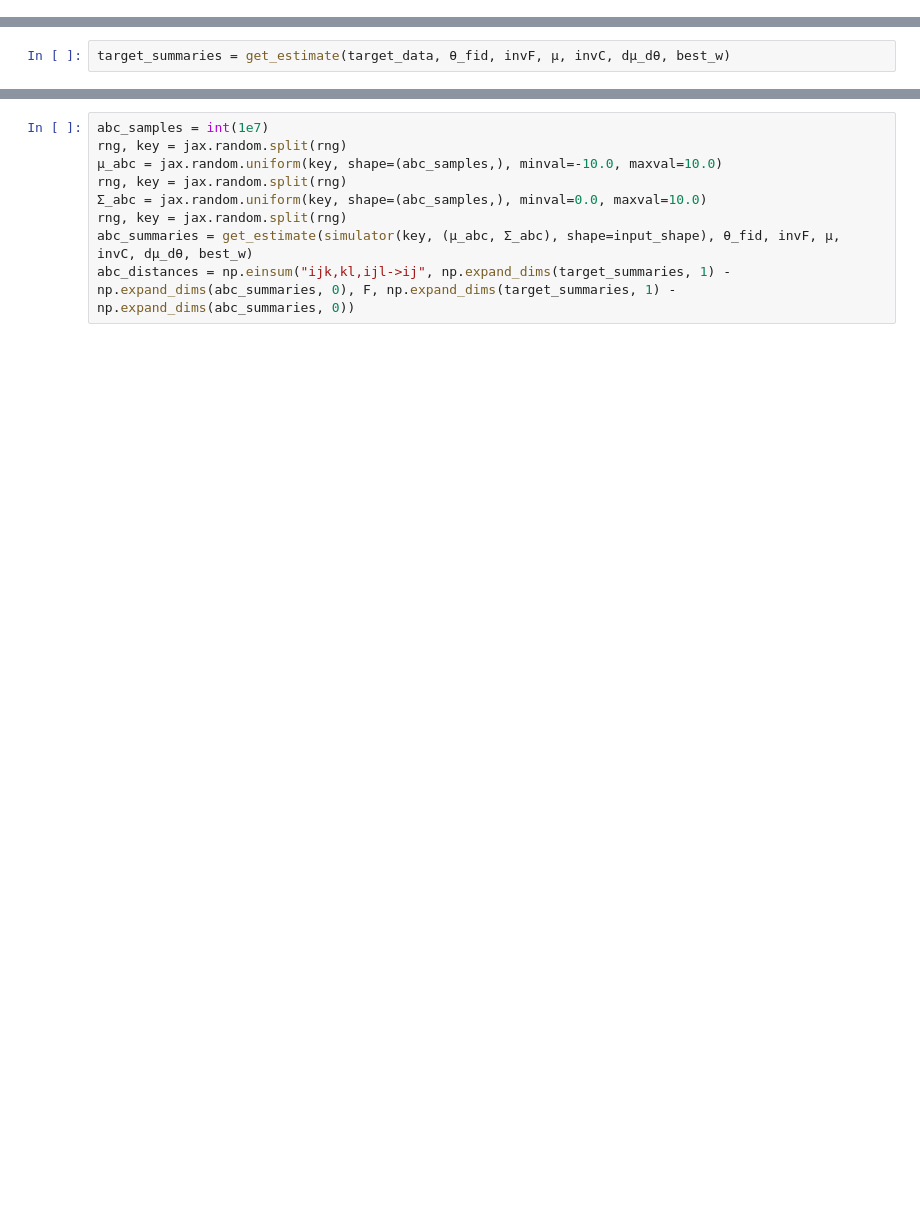
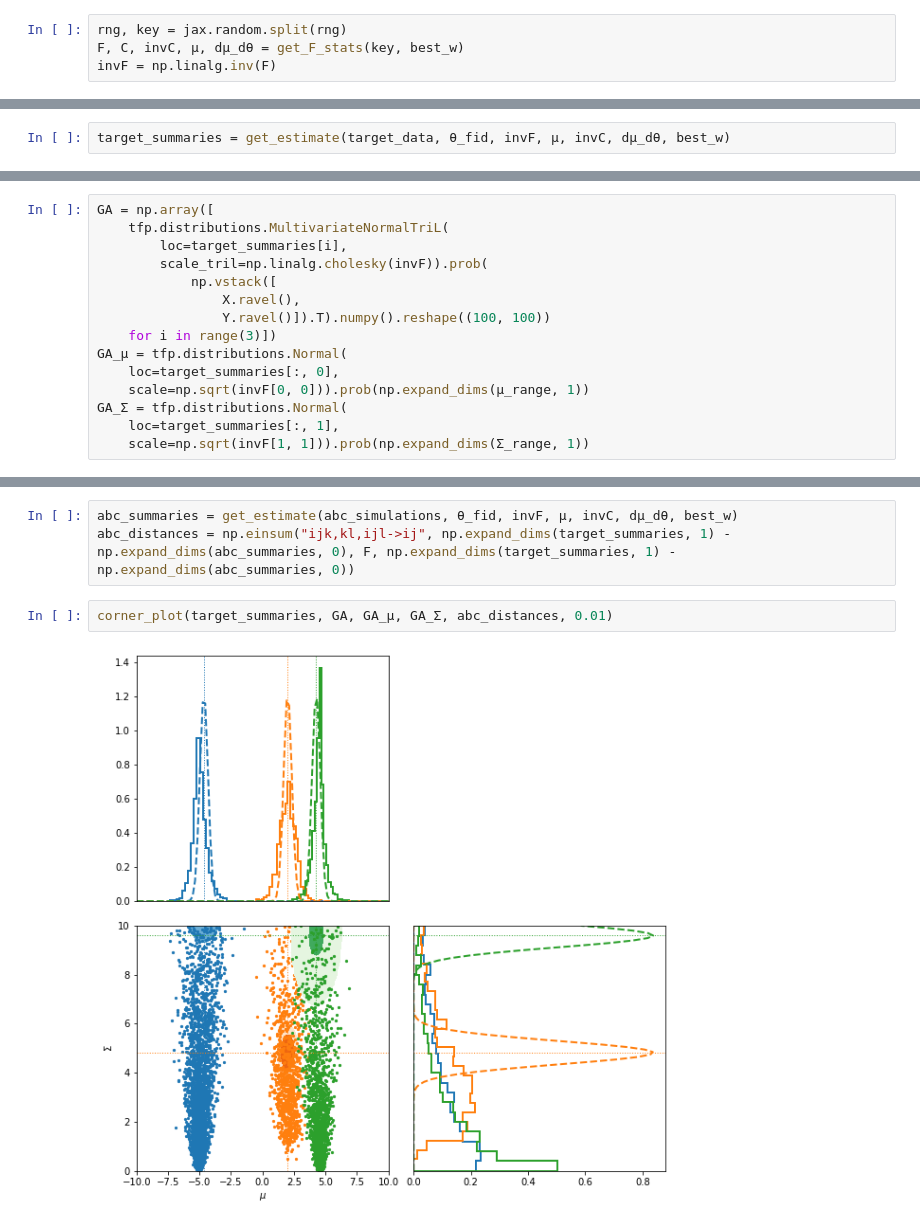
Before and after one commit to tlmakinen/imnn, a Jupyter notebook: examples/IMNN - JAX.ipynb, the cells around one changed output, grey strips where cells are left out. Drawn from its saved outputs; the diff is of its cells as text; blank space fills up the shorter version.

```diff
--- a/examples/IMNN - JAX.ipynb
+++ b/examples/IMNN - JAX.ipynb
@@ -190,0 +328,4 @@ invF = np.linalg.inv(F)
+# %%
+rng, key = jax.random.split(rng)
+F, C, invC, μ, dμ_dθ = get_F_stats(key, best_w)
+invF = np.linalg.inv(F)
@@ -200,0 +338,15 @@ plt.ylim([0., 10.]);
+# %%
+GA = np.array([
+    tfp.distributions.MultivariateNormalTriL(
+        loc=target_summaries[i],
+        scale_tril=np.linalg.cholesky(invF)).prob(
+            np.vstack([
+                X.ravel(),
+                Y.ravel()]).T).numpy().reshape((100, 100))
+    for i in range(3)])
+GA_μ = tfp.distributions.Normal(
+    loc=target_summaries[:, 0],
+    scale=np.sqrt(invF[0, 0])).prob(np.expand_dims(μ_range, 1))
+GA_Σ = tfp.distributions.Normal(
+    loc=target_summaries[:, 1],
+    scale=np.sqrt(invF[1, 1])).prob(np.expand_dims(Σ_range, 1))
@@ -201,9 +355,7 @@ plt.ylim([0., 10.]);
 # %%
-abc_samples = int(1e7)
-rng, key = jax.random.split(rng)
-μ_abc = jax.random.uniform(key, shape=(abc_samples,), minval=-10.0, maxval=10.0)
-rng, key = jax.random.split(rng)
-Σ_abc = jax.random.uniform(key, shape=(abc_samples,), minval=0.0, maxval=10.0)
-rng, key = jax.random.split(rng)
-abc_summaries = get_estimate(simulator(key, (μ_abc, Σ_abc), shape=input_shape), θ_fid, invF, μ, invC, dμ_dθ, best_w)
+abc_summaries = get_estimate(abc_simulations, θ_fid, invF, μ, invC, dμ_dθ, best_w)
 abc_distances = np.einsum("ijk,kl,ijl->ij", np.expand_dims(target_summaries, 1) - np.expand_dims(abc_summaries, 0), F, np.expand_dims(target_summaries, 1) - np.expand_dims(abc_summaries, 0))
+# %%
+corner_plot(target_summaries, GA, GA_μ, GA_Σ, abc_distances, 0.01)
+# %% [output]
+[figure, added]
```
Also changed, not shown: parts of 70 cells of this notebook.
